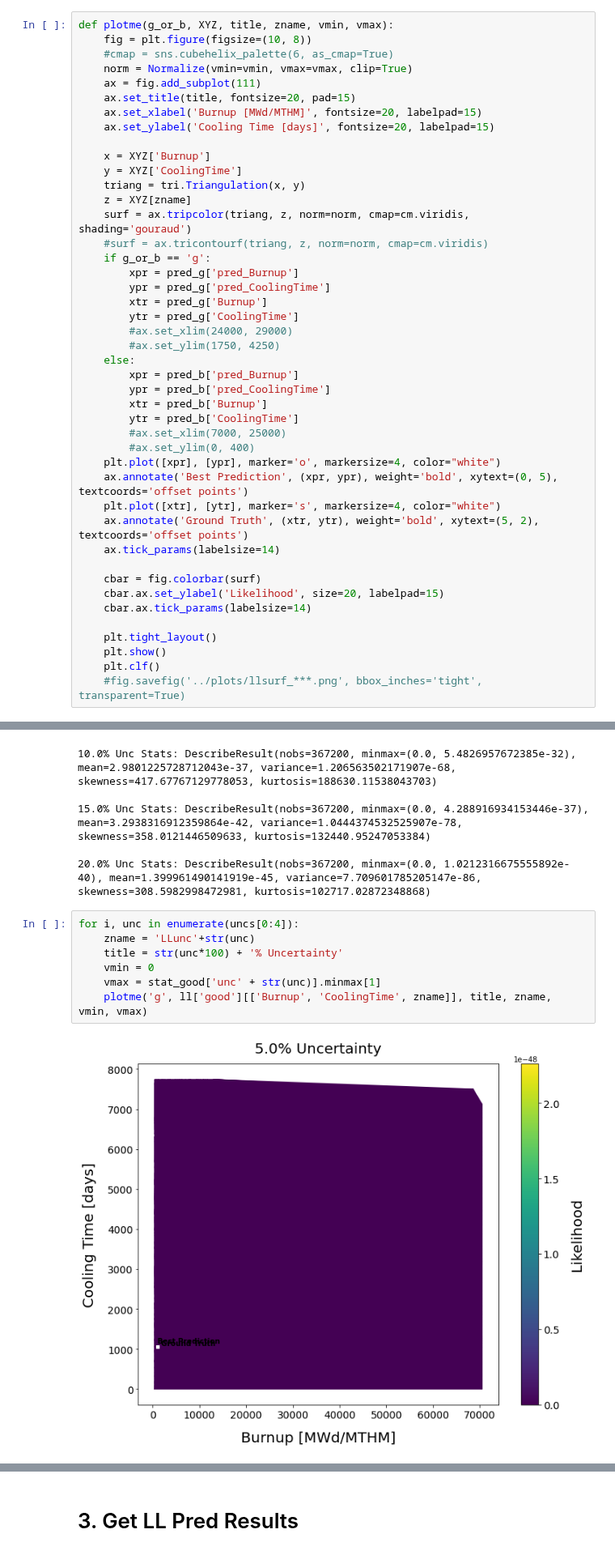
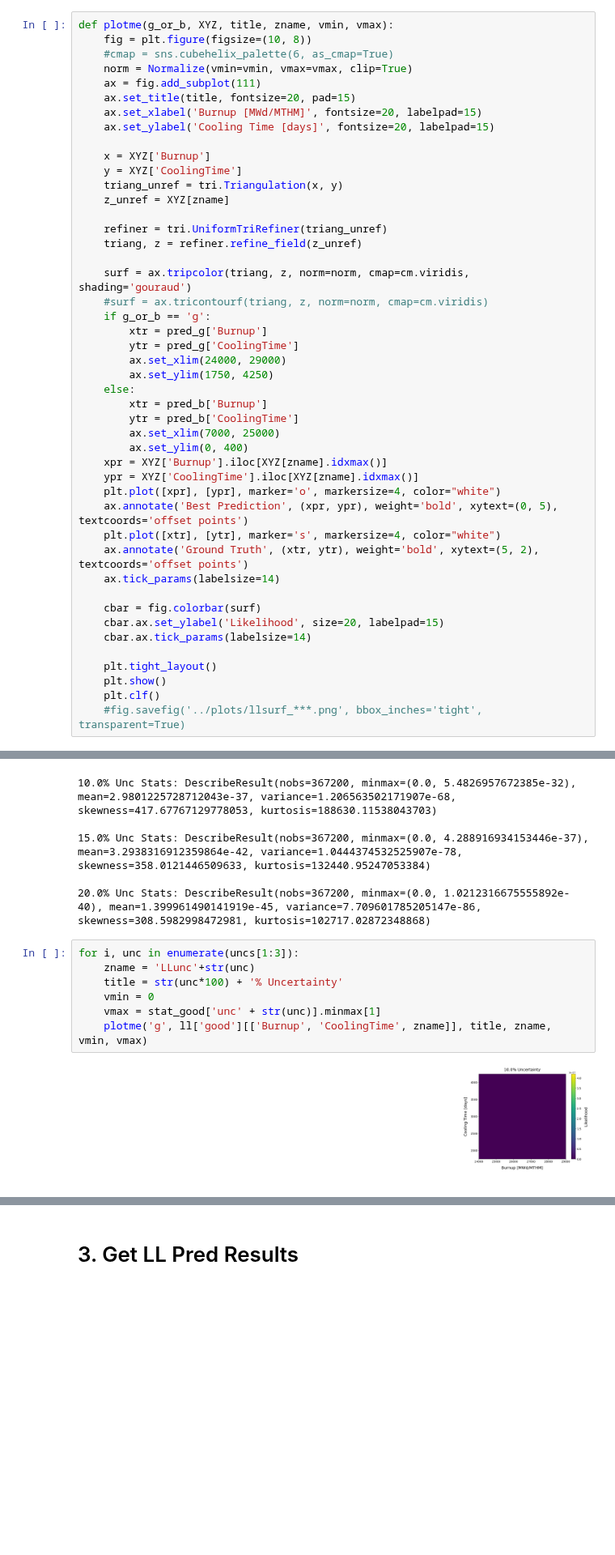
Before and after one commit to opotowsky/like-me-fuel, a Jupyter notebook: jupyter_notebooks/full_likelihood_calcs_train_cases.ipynb, the cells around one changed output, grey strips where cells are left out. Shown at 81% size. Cells and saved outputs as stored; diff of their text form; blank space fills up the shorter version.

Commit message:
tried a diff method that didnt work, back to refine_field

```diff
--- a/jupyter_notebooks/full_likelihood_calcs_train_cases.ipynb
+++ b/jupyter_notebooks/full_likelihood_calcs_train_cases.ipynb
@@ -29,24 +29,26 @@ def plotme(g_or_b, XYZ, title, zname, vmin, vmax):
 
     x = XYZ['Burnup']
     y = XYZ['CoolingTime']
-    triang = tri.Triangulation(x, y)
-    z = XYZ[zname]
+    triang_unref = tri.Triangulation(x, y)
+    z_unref = XYZ[zname]
+
+    refiner = tri.UniformTriRefiner(triang_unref)
+    triang, z = refiner.refine_field(z_unref)
+
     surf = ax.tripcolor(triang, z, norm=norm, cmap=cm.viridis, shading='gouraud')
     #surf = ax.tricontourf(triang, z, norm=norm, cmap=cm.viridis)
     if g_or_b == 'g':
-        xpr = pred_g['pred_Burnup']
-        ypr = pred_g['pred_CoolingTime']
         xtr = pred_g['Burnup']
         ytr = pred_g['CoolingTime']
-        #ax.set_xlim(24000, 29000)
-        #ax.set_ylim(1750, 4250)
+        ax.set_xlim(24000, 29000)
+        ax.set_ylim(1750, 4250)
     else:
-        xpr = pred_b['pred_Burnup']
-        ypr = pred_b['pred_CoolingTime']
         xtr = pred_b['Burnup']
         ytr = pred_b['CoolingTime']
-        #ax.set_xlim(7000, 25000)
-        #ax.set_ylim(0, 400)
+        ax.set_xlim(7000, 25000)
+        ax.set_ylim(0, 400)
+    xpr = XYZ['Burnup'].iloc[XYZ[zname].idxmax()]
+    ypr = XYZ['CoolingTime'].iloc[XYZ[zname].idxmax()]
     plt.plot([xpr], [ypr], marker='o', markersize=4, color="white")
     ax.annotate('Best Prediction', (xpr, ypr), weight='bold', xytext=(0, 5), textcoords='offset points')
     plt.plot([xtr], [ytr], marker='s', markersize=4, color="white")
@@ -139,11 +141,11 @@ stat_bad = getstats(ll['bad'])
 
 20.0% Unc Stats: DescribeResult(nobs=367200, minmax=(0.0, 1.0212316675555892e-40), mean=1.399961490141919e-45, variance=7.709601785205147e-86, skewness=308.5982998472981, kurtosis=102717.02872348868)
 # %%
-for i, unc in enumerate(uncs[0:4]):
+for i, unc in enumerate(uncs[1:3]):
     zname = 'LLunc'+str(unc)
     title = str(unc*100) + '% Uncertainty'
     vmin = 0
     vmax = stat_good['unc' + str(unc)].minmax[1]
     plotme('g', ll['good'][['Burnup', 'CoolingTime', zname]], title, zname, vmin, vmax)
 # %% [output]
-[figure, old version]
+[figure, new version]
```
Also changed, not shown: parts of 1 cell of this notebook.
